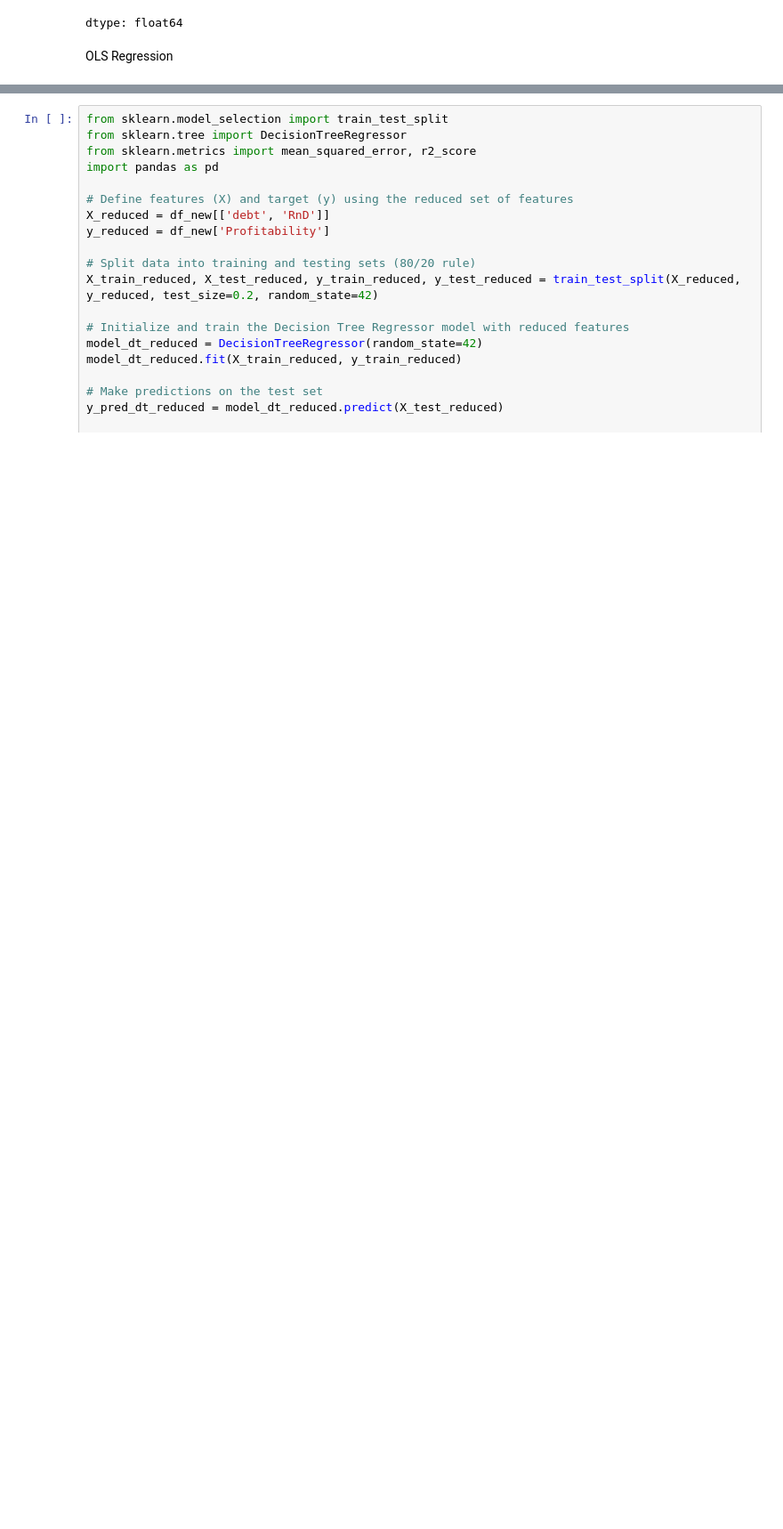
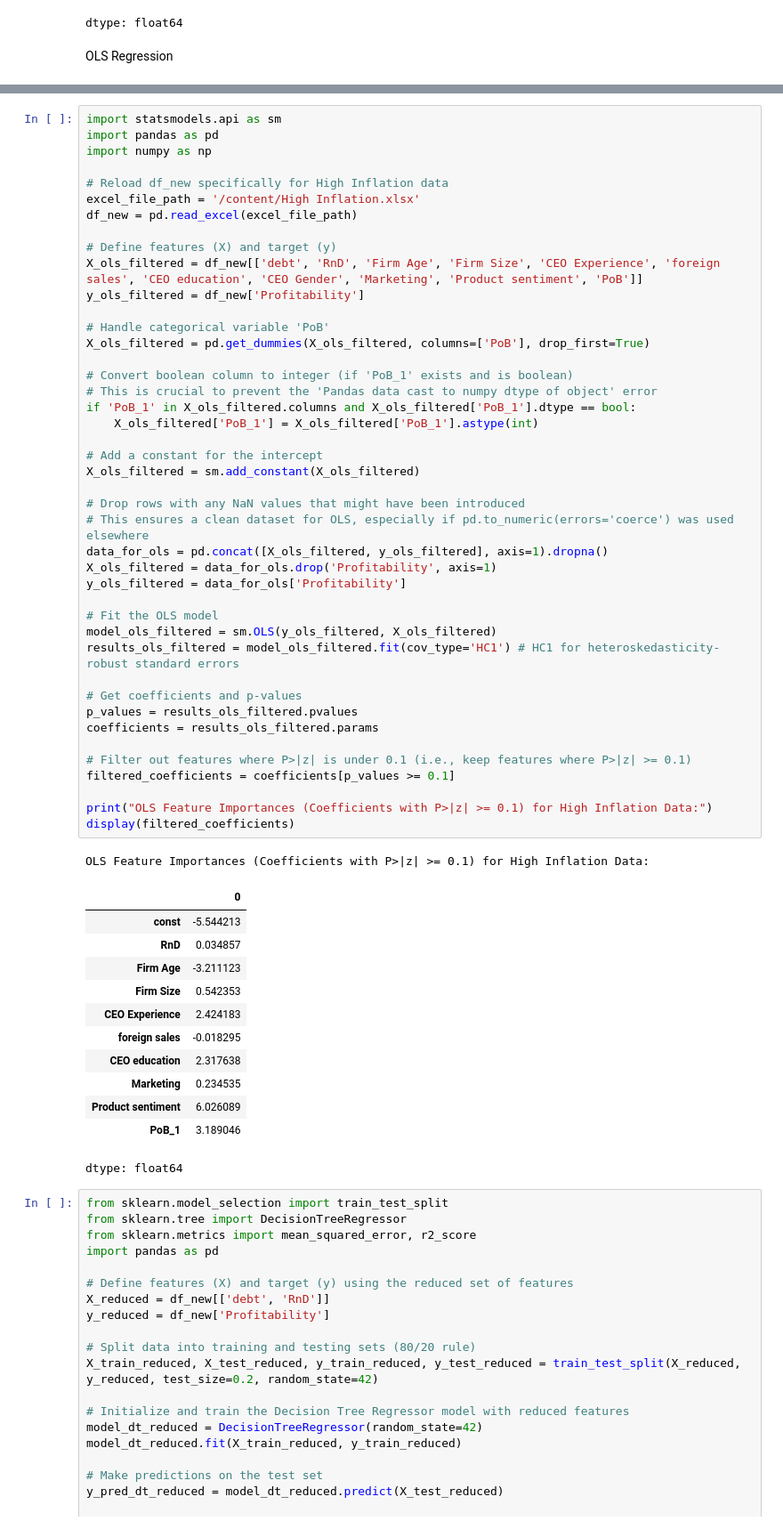
Before and after one commit to nananana25/MSC151, a Jupyter notebook: CW4_MRAP.ipynb, the cells around one changed output, grey strips where cells are left out. Shown: that part at 89% size. Cells and saved outputs as stored; diff of their text form; blank space fills up the shorter version.

```diff
--- a/CW4_MRAP.ipynb
+++ b/CW4_MRAP.ipynb
@@ -290,3 +350,60 @@ strong multicollinearity or other numerical problems.
+# %%
+import statsmodels.api as sm
+import pandas as pd
+import numpy as np
+
+# Reload df_new specifically for High Inflation data
+excel_file_path = '/content/High Inflation.xlsx'
+df_new = pd.read_excel(excel_file_path)
+
+# Define features (X) and target (y)
+X_ols_filtered = df_new[['debt', 'RnD', 'Firm Age', 'Firm Size', 'CEO Experience', 'foreign sales', 'CEO education', 'CEO Gender', 'Marketing', 'Product sentiment', 'PoB']]
+y_ols_filtered = df_new['Profitability']
+
+# Handle categorical variable 'PoB'
+X_ols_filtered = pd.get_dummies(X_ols_filtered, columns=['PoB'], drop_first=True)
+
+# Convert boolean column to integer (if 'PoB_1' exists and is boolean)
+# This is crucial to prevent the 'Pandas data cast to numpy dtype of object' error
+if 'PoB_1' in X_ols_filtered.columns and X_ols_filtered['PoB_1'].dtype == bool:
+    X_ols_filtered['PoB_1'] = X_ols_filtered['PoB_1'].astype(int)
+
+# Add a constant for the intercept
+X_ols_filtered = sm.add_constant(X_ols_filtered)
+
+# Drop rows with any NaN values that might have been introduced
+# This ensures a clean dataset for OLS, especially if pd.to_numeric(errors='coerce') was used elsewhere
+data_for_ols = pd.concat([X_ols_filtered, y_ols_filtered], axis=1).dropna()
+X_ols_filtered = data_for_ols.drop('Profitability', axis=1)
+y_ols_filtered = data_for_ols['Profitability']
+
+# Fit the OLS model
+model_ols_filtered = sm.OLS(y_ols_filtered, X_ols_filtered)
+results_ols_filtered = model_ols_filtered.fit(cov_type='HC1') # HC1 for heteroskedasticity-robust standard errors
+
+# Get coefficients and p-values
+p_values = results_ols_filtered.pvalues
+coefficients = results_ols_filtered.params
+
+# Filter out features where P>|z| is under 0.1 (i.e., keep features where P>|z| >= 0.1)
+filtered_coefficients = coefficients[p_values >= 0.1]
+
+print("OLS Feature Importances (Coefficients with P>|z| >= 0.1) for High Inflation Data:")
+display(filtered_coefficients)
+# %% [output]
+OLS Feature Importances (Coefficients with P>|z| >= 0.1) for High Inflation Data:
+|  | 0 |
+| const | -5.544213 |
+| RnD | 0.034857 |
+| Firm Age | -3.211123 |
+| Firm Size | 0.542353 |
+| CEO Experience | 2.424183 |
+| foreign sales | -0.018295 |
+| CEO education | 2.317638 |
+| Marketing | 0.234535 |
+| Product sentiment | 6.026089 |
+| PoB_1 | 3.189046 |
+dtype: float64
 # %%
 from sklearn.model_selection import train_test_split
 from sklearn.tree import DecisionTreeRegressor
```
Also changed, not shown: parts of 36 cells of this notebook.
